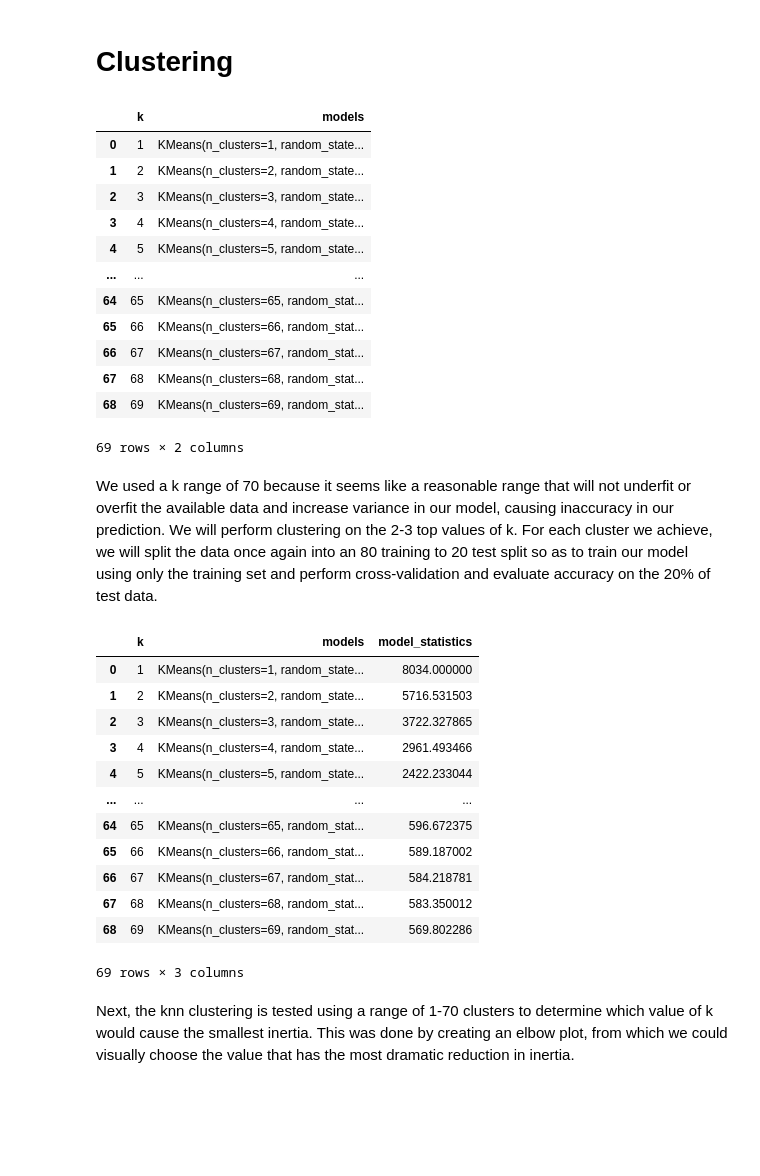
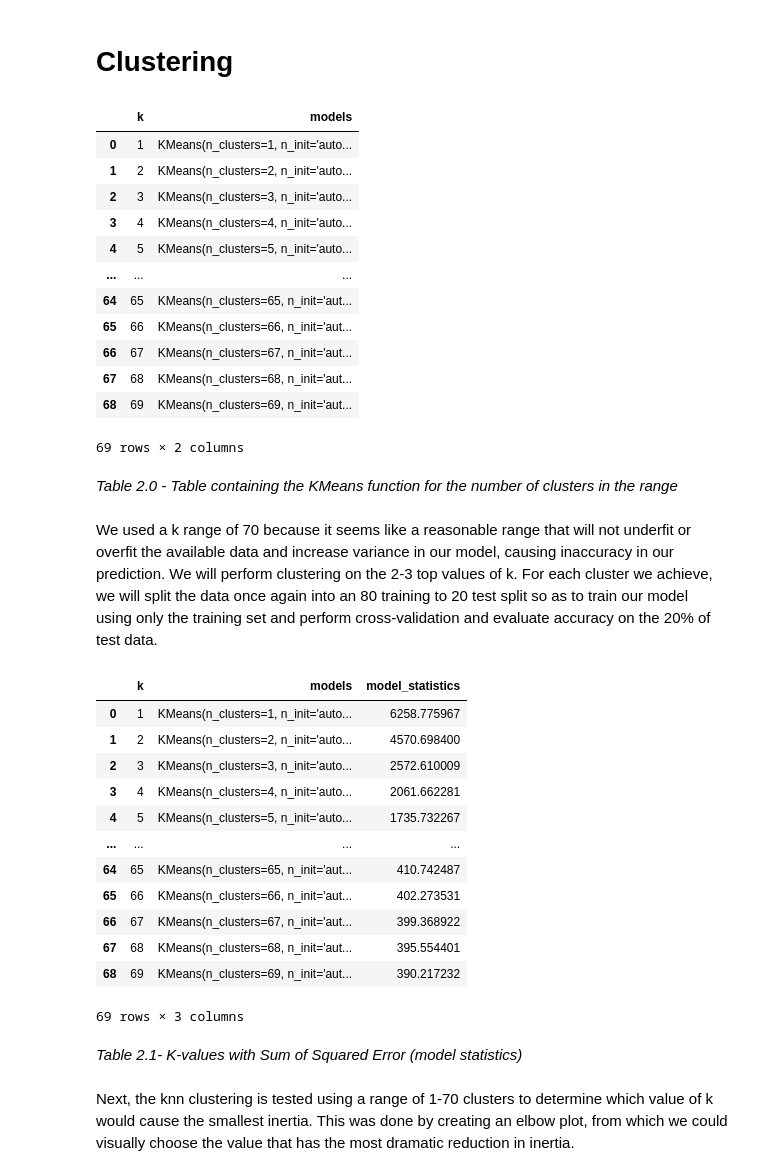
Before and after one commit to nazie23/Exploratory-Analysis-into-the-Most-Versatile-Coffee-Bean-with-Python, a Jupyter notebook: coffee_project.ipynb, the cells around one changed output. Drawn from its saved outputs; the diff is of its cells as text; code cells hidden in the pictures; blank space fills up the shorter version.

```diff
--- a/coffee_project.ipynb
+++ b/coffee_project.ipynb
@@ -174,13 +192,10 @@ We have made a preprocessor that will scale our numerical predictors. Now we can
 # %%
-# X_train = coffee_train["Species", "Country.of.Origin", "Region"]
-# y_train = coffee_train["Aroma", "Flavor", "Aftertaste", "Acidity", "Balance	Uniformity",	"Moisture", "Category.One.Defects",	"Category.Two.Defects",	"altitude_mean_meters", "Expiration"]
-
 coffee_scaled = pd.DataFrame(preprocessor.fit_transform(coffee),columns=["Aroma", "Flavor","Aftertaste", "Acidity","Balance",	"Uniformity"])
 coffee_scaled = coffee_scaled.dropna()
 
-
-
-#split data into training and testing set
+#split data into training and testing set in 70 and 30%
+coffee_scaled
+coffee_scaled_train,coffee_scaled_test=train_test_split(coffee_scaled,test_size=0.3)
 # %% [markdown]
 After having scaled our data, we will split it into both a training and test set. 70% training and 30% testing is a reasonable split because it can allow us to train our model using the training set and then assess the accuracy using the test set.
 # %% [markdown]
@@ -189,22 +204,24 @@ The first method we will be using to answer our question is clustering. If we ma
 # **Clustering**
 # %%
 coffee_ks=pd.DataFrame({"k":range(1, 70)})
-coffee_clustering= coffee_ks.assign(models=coffee_ks["k"].apply(lambda x: KMeans(n_clusters=x, random_state=1234).fit(coffee_scaled)))
+coffee_clustering= coffee_ks.assign(models=coffee_ks["k"].apply(lambda x: KMeans(n_clusters=x, random_state=1234, n_init="auto").fit(coffee_scaled_train)))
 coffee_clustering
 # %% [output]
 |  | k | models |
-| 0 | 1 | KMeans(n_clusters=1, random_state... |
-| 1 | 2 | KMeans(n_clusters=2, random_state... |
-| 2 | 3 | KMeans(n_clusters=3, random_state... |
-| 3 | 4 | KMeans(n_clusters=4, random_state... |
-| 4 | 5 | KMeans(n_clusters=5, random_state... |
+| 0 | 1 | KMeans(n_clusters=1, n_init='auto... |
+| 1 | 2 | KMeans(n_clusters=2, n_init='auto... |
+| 2 | 3 | KMeans(n_clusters=3, n_init='auto... |
+| 3 | 4 | KMeans(n_clusters=4, n_init='auto... |
+| 4 | 5 | KMeans(n_clusters=5, n_init='auto... |
 | ... | ... | ... |
-| 64 | 65 | KMeans(n_clusters=65, random_stat... |
-| 65 | 66 | KMeans(n_clusters=66, random_stat... |
-| 66 | 67 | KMeans(n_clusters=67, random_stat... |
-| 67 | 68 | KMeans(n_clusters=68, random_stat... |
-| 68 | 69 | KMeans(n_clusters=69, random_stat... |
+| 64 | 65 | KMeans(n_clusters=65, n_init='aut... |
+| 65 | 66 | KMeans(n_clusters=66, n_init='aut... |
+| 66 | 67 | KMeans(n_clusters=67, n_init='aut... |
+| 67 | 68 | KMeans(n_clusters=68, n_init='aut... |
+| 68 | 69 | KMeans(n_clusters=69, n_init='aut... |
 69 rows × 2 columns
+# %% [markdown]
+*Table 2.0 - Table containing the KMeans function for the number of clusters in the range*
 # %% [markdown]
 We used a k range of 70 because it seems like a reasonable range that will not underfit or overfit the available data and increase variance in our model, causing inaccuracy in our prediction. We will perform clustering on the 2-3 top values of k. For each cluster we achieve, we will split the data once again into an 80 training to 20 test split so as to train our model using only the training set and perform cross-validation and evaluate accuracy on the 20% of test data.
 # %%
@@ -212,18 +229,20 @@ coffee_model_stats=coffee_clustering.assign(model_statistics=coffee_clustering["
 coffee_model_stats
 # %% [output]
 |  | k | models | model_statistics |
-| 0 | 1 | KMeans(n_clusters=1, random_state... | 8034.000000 |
-| 1 | 2 | KMeans(n_clusters=2, random_state... | 5716.531503 |
-| 2 | 3 | KMeans(n_clusters=3, random_state... | 3722.327865 |
-| 3 | 4 | KMeans(n_clusters=4, random_state... | 2961.493466 |
-| 4 | 5 | KMeans(n_clusters=5, random_state... | 2422.233044 |
+| 0 | 1 | KMeans(n_clusters=1, n_init='auto... | 6258.775967 |
+| 1 | 2 | KMeans(n_clusters=2, n_init='auto... | 4570.698400 |
+| 2 | 3 | KMeans(n_clusters=3, n_init='auto... | 2572.610009 |
+| 3 | 4 | KMeans(n_clusters=4, n_init='auto... | 2061.662281 |
+| 4 | 5 | KMeans(n_clusters=5, n_init='auto... | 1735.732267 |
 | ... | ... | ... | ... |
-| 64 | 65 | KMeans(n_clusters=65, random_stat... | 596.672375 |
-| 65 | 66 | KMeans(n_clusters=66, random_stat... | 589.187002 |
-| 66 | 67 | KMeans(n_clusters=67, random_stat... | 584.218781 |
-| 67 | 68 | KMeans(n_clusters=68, random_stat... | 583.350012 |
-| 68 | 69 | KMeans(n_clusters=69, random_stat... | 569.802286 |
+| 64 | 65 | KMeans(n_clusters=65, n_init='aut... | 410.742487 |
+| 65 | 66 | KMeans(n_clusters=66, n_init='aut... | 402.273531 |
+| 66 | 67 | KMeans(n_clusters=67, n_init='aut... | 399.368922 |
+| 67 | 68 | KMeans(n_clusters=68, n_init='aut... | 395.554401 |
+| 68 | 69 | KMeans(n_clusters=69, n_init='aut... | 390.217232 |
 69 rows × 3 columns
+# %% [markdown]
+*Table 2.1- K-values with Sum of Squared Error (model statistics)*
 # %% [markdown]
 Next, the knn clustering is tested using a range of 1-70 clusters to determine which value of k would cause the smallest inertia. This was done by creating an elbow plot, from which we could visually choose the value that has the most dramatic reduction in inertia.
 # %%
```
Also changed, not shown: parts of 53 cells of this notebook.
